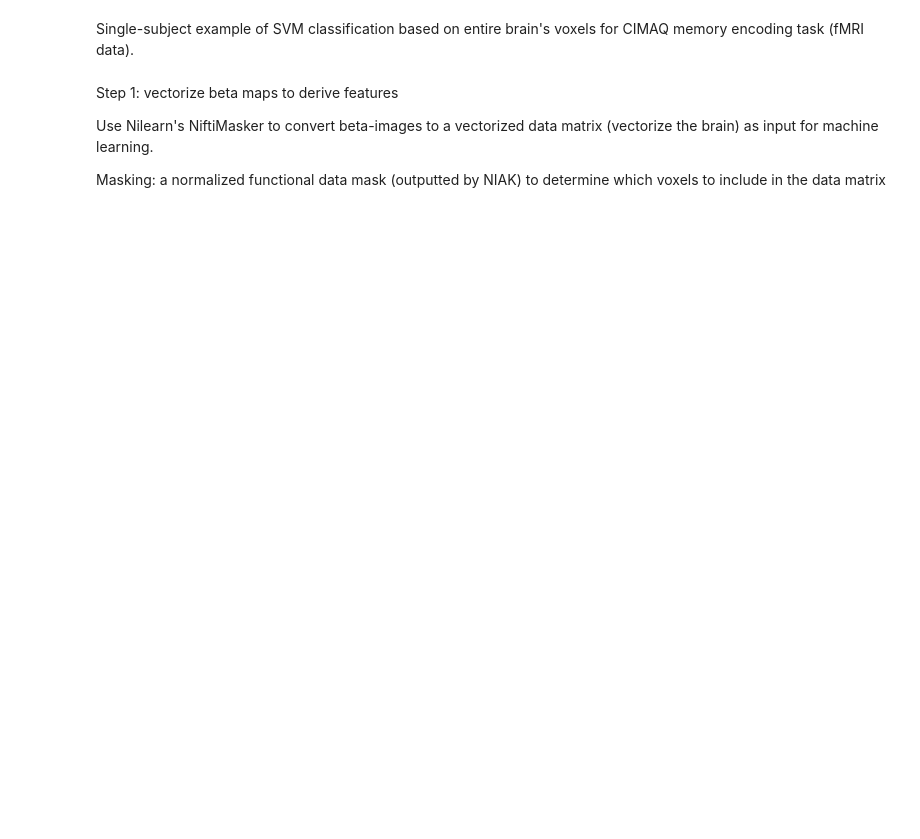
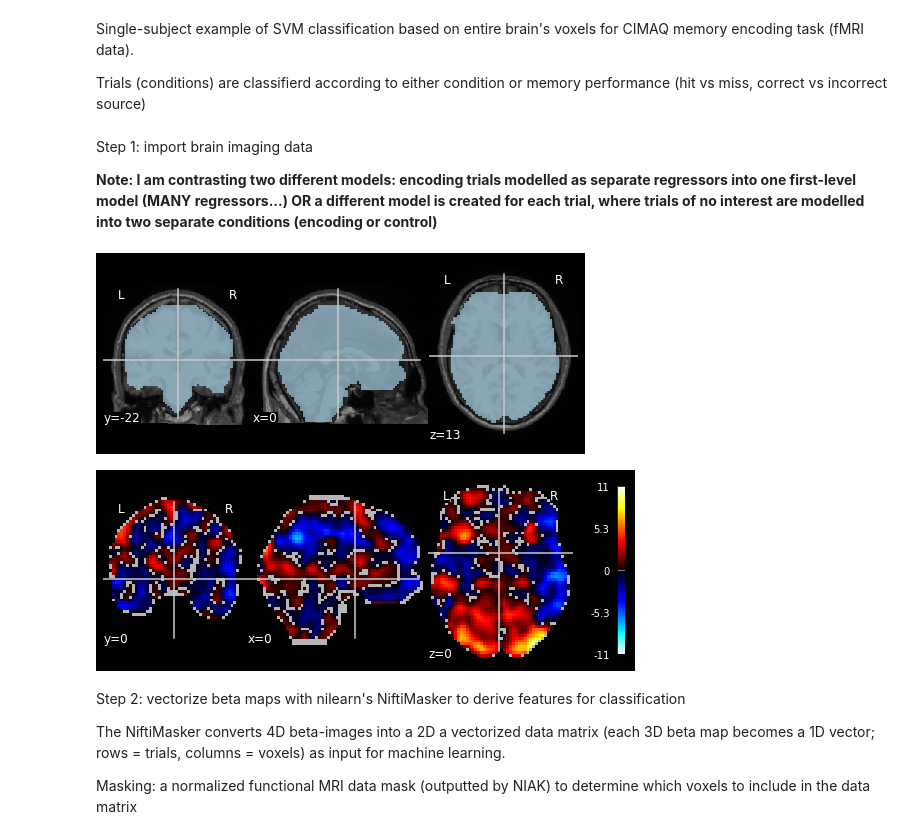
Before and after one commit to courtois-neuromod/cimaq_memory, a Jupyter notebook: models/CIMAQ_wholeBrain_SVM.ipynb, the cells around one changed output. Cells and saved outputs as stored; diff of their text form; code cells hidden in the pictures; blank space fills up the shorter version.

```diff
--- a/models/CIMAQ_wholeBrain_SVM.ipynb
+++ b/models/CIMAQ_wholeBrain_SVM.ipynb
@@ -2,6 +2,8 @@
 %matplotlib inline
 # %% [markdown]
 Single-subject example of SVM classification based on entire brain's voxels for CIMAQ memory encoding task (fMRI data).
+
+Trials (conditions) are classifierd according to either condition or memory performance (hit vs miss, correct vs incorrect source)
 # %%
 import os
 import sys
@@ -28,9 +30,52 @@ from sklearn.model_selection import cross_val_predict, cross_val_score
 from sklearn.preprocessing import MinMaxScaler
 
 #libraries need to be installed in conda environment with pip install
+# %% [markdown]
+Step 1: import brain imaging data
+
+**Note: I am contrasting two different models: encoding trials modelled as separate regressors into one first-level model (MANY regressors...)
+OR
+a different model is created for each trial, where trials of no interest are modelled into two separate conditions (encoding or control)**
+# %%
+# subject dccid (identifier used in Loris-cimaq database)
+id = '122922'
+
+# Subject's anatomical scan (for display) and fMRI mask (normalized, non-linear)
+# directory where subject's functional mask and anatomical scan both reside
+anat_dir = '/Users/mombot/Documents/Simexp/CIMAQ/Data/anat/122922'
+# load subject's anatomical scan as nibabel image
+anat = nb.load(os.path.join(anat_dir, 'anat_sub122922_nuc_stereonl.nii'))
+# load mask of subject's functional MRI data as nibabel image
+mask = nb.load(os.path.join(anat_dir, 'func_sub122922_mask_stereonl.nii'))
+
+# visualize functional mask superimposed on subjet's anatomical image
+plot_roi(roi_img=mask, bg_img=anat, cmap='Paired')
+
+# sanity check:
+# verify that the functional mask from the NIAK preprocessing output directory (anat)
+# overlaps completely with the fMRI voxels (task epi scans)
+tscores = '/Users/mombot/Documents/Simexp/CIMAQ/Data/test/Output/122922/MultiModels/EncMinCTL_tscores_sub122922.nii'
+plot_stat_map(stat_map_img=tscores, bg_img=mask, cut_coords=(0, 0, 0), threshold=0.2, colorbar=True)
+
+# beta maps for ENCODING trials only, concatenated in temporal order (4D file)
+# each trial is a 3D .nii file
+# Note: a single model (design matrix) was used with a beta derived for each encoding trial (many regressors)
+betas_enc4D = glob.glob('/Users/mombot/Documents/Simexp/CIMAQ/Data/Nistats/Betas/122922/SingleModel/concat*.nii')[0]
+
+# beta maps for ALL trials,
+# uploaded and concatenate a series of 3D images (1 per trial) in nilearn using the wild card
+# Note1: temporal order MUST be preserved when scans are ordered alphabetically (use left-padding for trial numbers)
+# Note2: separate models (design matrix) were used for each trial (1 beta for trial of interest, other trials bunched together)
+# Encoding and control trials of no interest were modelled as two separate conditions (2 regressors)
+betas_all3D_A = nilearn.image.load_img(img='/Users/mombot/Documents/Simexp/CIMAQ/Data/Nistats/Betas/122922/OneModelPerTrial_A/betas*nii', wildcards=True)
+
+#https://nilearn.github.io/modules/generated/nilearn.image.load_img.html#nilearn.image.load_img
+# %% [output]
+[figure, added]
+[figure, added]
 # %% [markdown]
-Step 1: vectorize beta maps to derive features
+Step 2: vectorize beta maps with nilearn's NiftiMasker to derive features for classification
 
-Use Nilearn's NiftiMasker to convert beta-images to a vectorized data matrix (vectorize the brain) as input for machine learning.
+The NiftiMasker converts 4D beta-images into a 2D a vectorized data matrix (each 3D beta map becomes a 1D vector; rows = trials, columns = voxels) as input for machine learning.
 
-Masking: a normalized functional data mask (outputted by NIAK) to determine which voxels to include in the data matrix
+Masking: a normalized functional MRI data mask (outputted by NIAK) to determine which voxels to include in the data matrix
```
Also changed, not shown: parts of 19 cells of this notebook, 3 other files.
